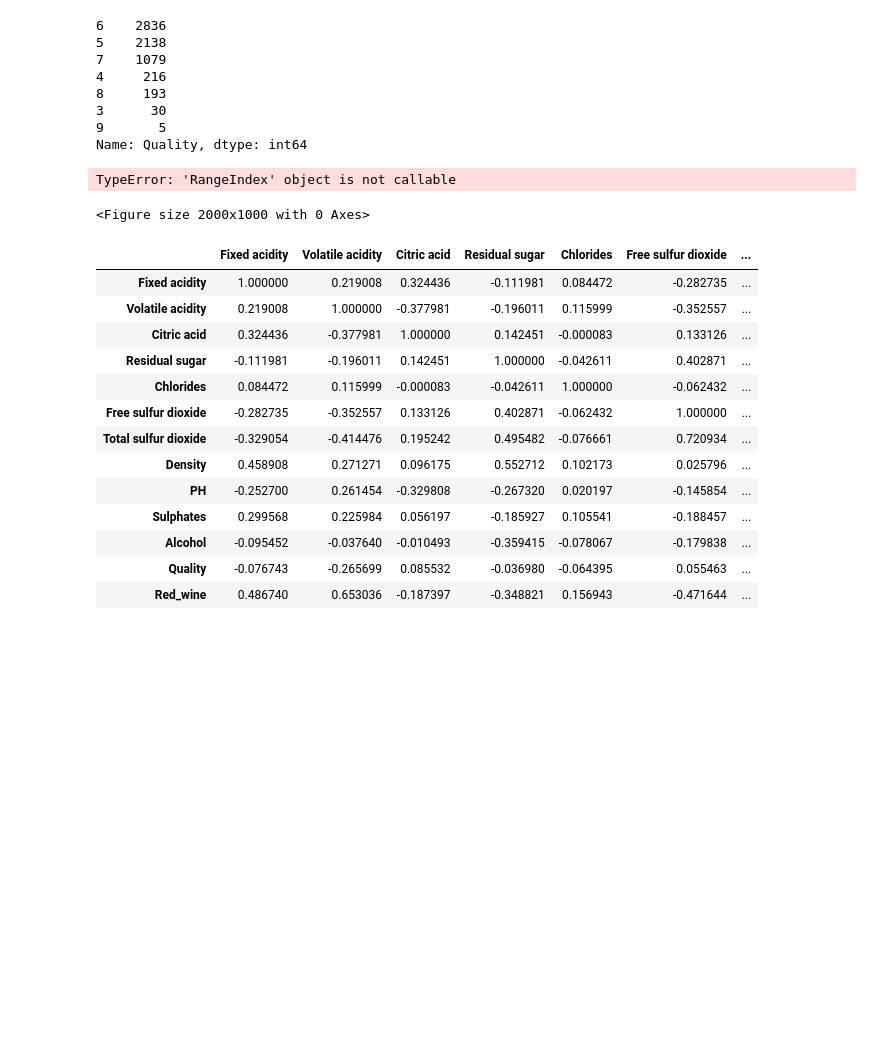
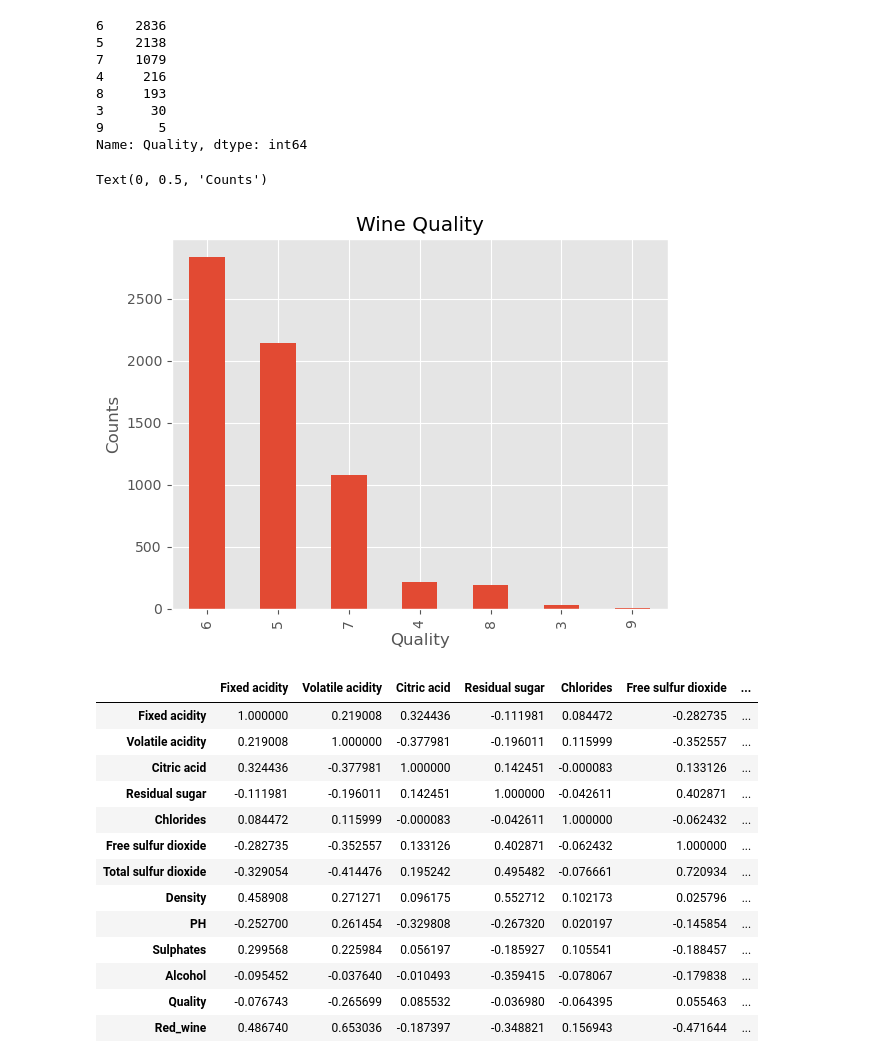
Before and after one commit to Aya03030/iod, a Jupyter notebook: Mini project- wine quality.ipynb, the cells around one changed output. Saved outputs shown, nothing was run; the diff lists cells and outputs as text; code cells hidden in the pictures; blank space fills up the shorter version.

```diff
--- a/Mini project- wine quality.ipynb
+++ b/Mini project- wine quality.ipynb
@@ -133,17 +127,11 @@ ax.set_ylabel('Counts')
-# %%
-# 各列に対して箱ひげ図を作成
-plt.figure(figsize=(20, 10))  # グラフのサイズを設定
-for column in df:
-    plt.subplot(4, 6, df.index(column) + 1)  # サブプロットを設定
-    sns.boxplot(x=df[column])  # 箱ひげ図を作成
-    plt.title(f'Box Plot of {column}')  # グラフのタイトルを設定
-
-# グラフを表示
-plt.tight_layout()  # グラフが重ならないように調整
-plt.show()
-# %% [output]
-TypeError: 'RangeIndex' object is not callable
-<Figure size 2000x1000 with 0 Axes>
+# %%
+ax = df['Quality'].value_counts().plot(kind='bar', title='Wine Quality')
+
+ax.set_xlabel('Quality')
+ax.set_ylabel('Counts')
+# %% [output]
+Text(0, 0.5, 'Counts')
+[figure, added]
 # %%
 df.corr()
 # %% [output]
```
Also changed, not shown: parts of 11 cells of this notebook.
